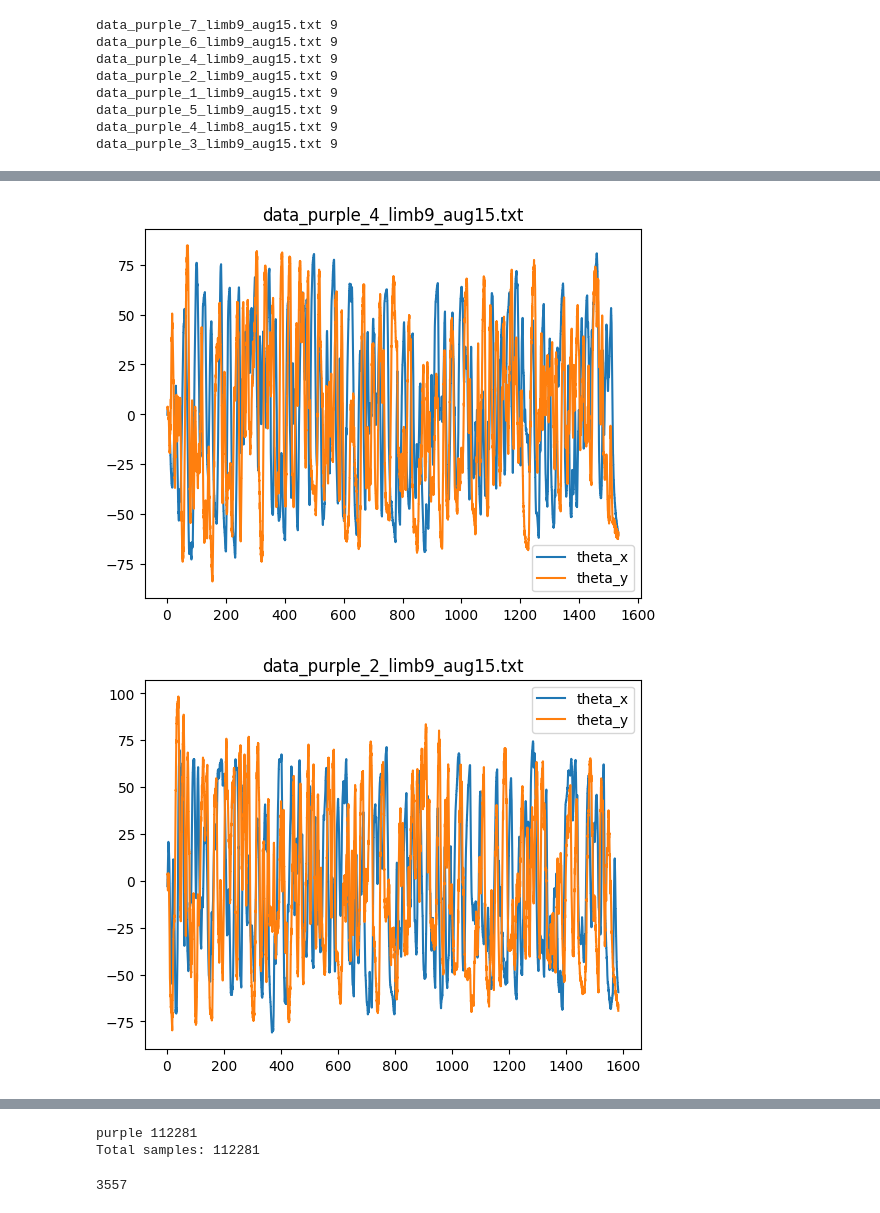
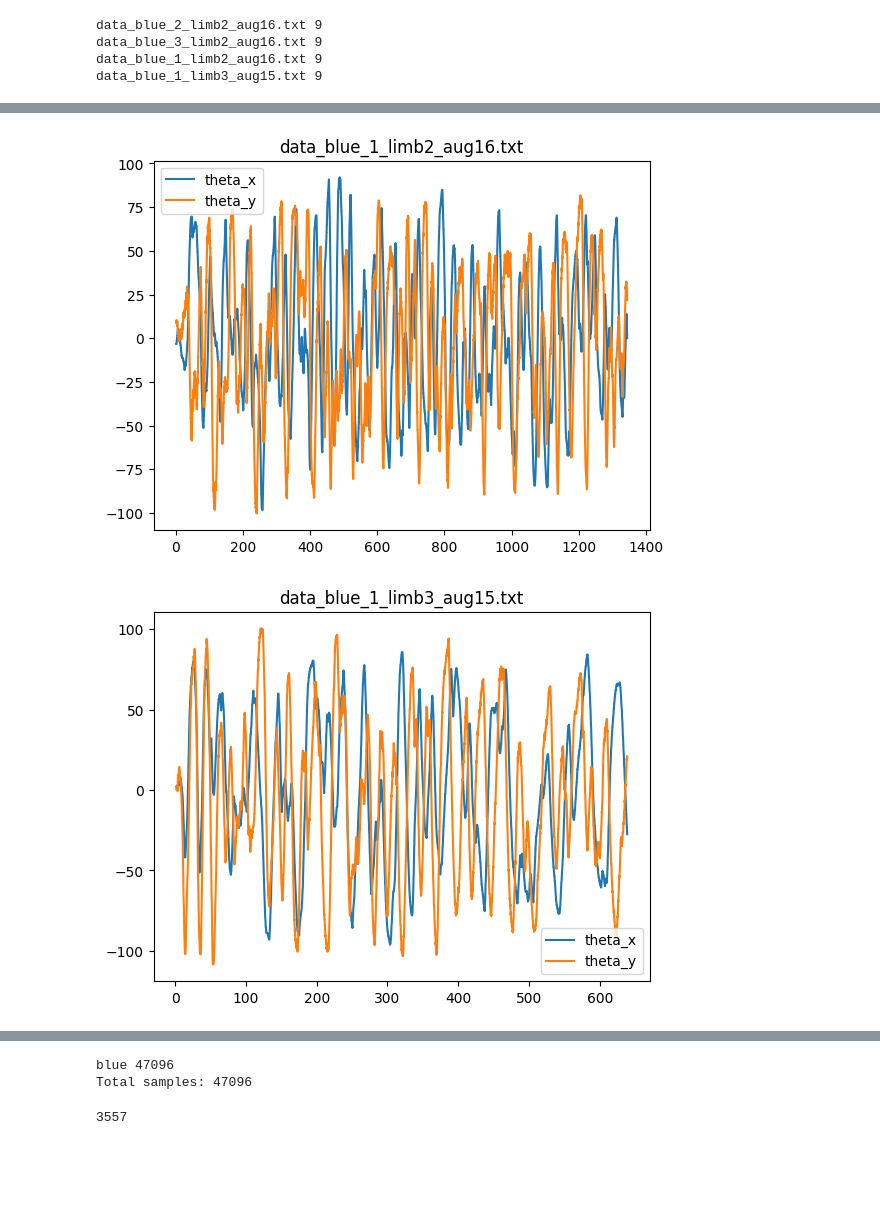
Before and after one commit to ansue1234/RobLimbFK, a Jupyter notebook: notebooks/data_cleaning.ipynb, the cells around one changed output, grey strips where cells are left out. Drawn from its saved outputs; the diff is of its cells as text; code cells hidden in the pictures; blank space fills up the shorter version.

Commit message:
added blue limb finetuning data

```diff
--- a/notebooks/data_cleaning.ipynb
+++ b/notebooks/data_cleaning.ipynb
@@ -5,7 +5,7 @@ import matplotlib.pyplot as plt
 import os
 # %%
 # # Define the specific length you want to filter by
-color = 'purple'
+color = 'blue'
 cool_down = 'no_cool_down'
 directory = '../data/raw_data/'+cool_down+'/'+color
 for filename in os.scandir(directory):
@@ -31,16 +31,12 @@ for filename in os.scandir(directory):
             for line in filtered_lines:
                 filtered_file.write(line)
 # %% [output]
-data_purple_7_limb9_aug15.txt 9
-data_purple_6_limb9_aug15.txt 9
-data_purple_4_limb9_aug15.txt 9
-data_purple_2_limb9_aug15.txt 9
-data_purple_1_limb9_aug15.txt 9
-data_purple_5_limb9_aug15.txt 9
-data_purple_4_limb8_aug15.txt 9
-data_purple_3_limb9_aug15.txt 9
+data_blue_2_limb2_aug16.txt 9
+data_blue_3_limb2_aug16.txt 9
+data_blue_1_limb2_aug16.txt 9
+data_blue_1_limb3_aug15.txt 9
 # %%
-color = 'purple'
+color = 'blue'
 directory = '../data/cleaned_data/'+cool_down+'/'+color
 for filename in os.scandir(directory):
     # print(filename.path)
@@ -56,2 +52,2 @@ for filename in os.scandir(directory):
-[figure, old version]
+[figure, new version]
-[figure, old version]
+[figure, new version]
@@ -62,6 +54,6 @@ for filename in os.scandir(directory):
 # %%
 # colors = ['blue','teal','white', 'purple']
-colors = ['purple']
+colors = ['blue']
 total_samples = 0
 for color in colors:
     directory = '../data/cleaned_data/'+cool_down+'/'+color
@@ -74,8 +66,8 @@ for color in colors:
     total_samples += color_samples
 print('Total samples:', total_samples)
 # %% [output]
-purple 112281
-Total samples: 112281
+blue 47096
+Total samples: 47096
 # %%
 with open("../data/raw_data/white/data_collection_exp.txt",'r') as file:
      # Read all lines from the file
```
Also changed, not shown: parts of 1 cell of this notebook, 16 other files.
